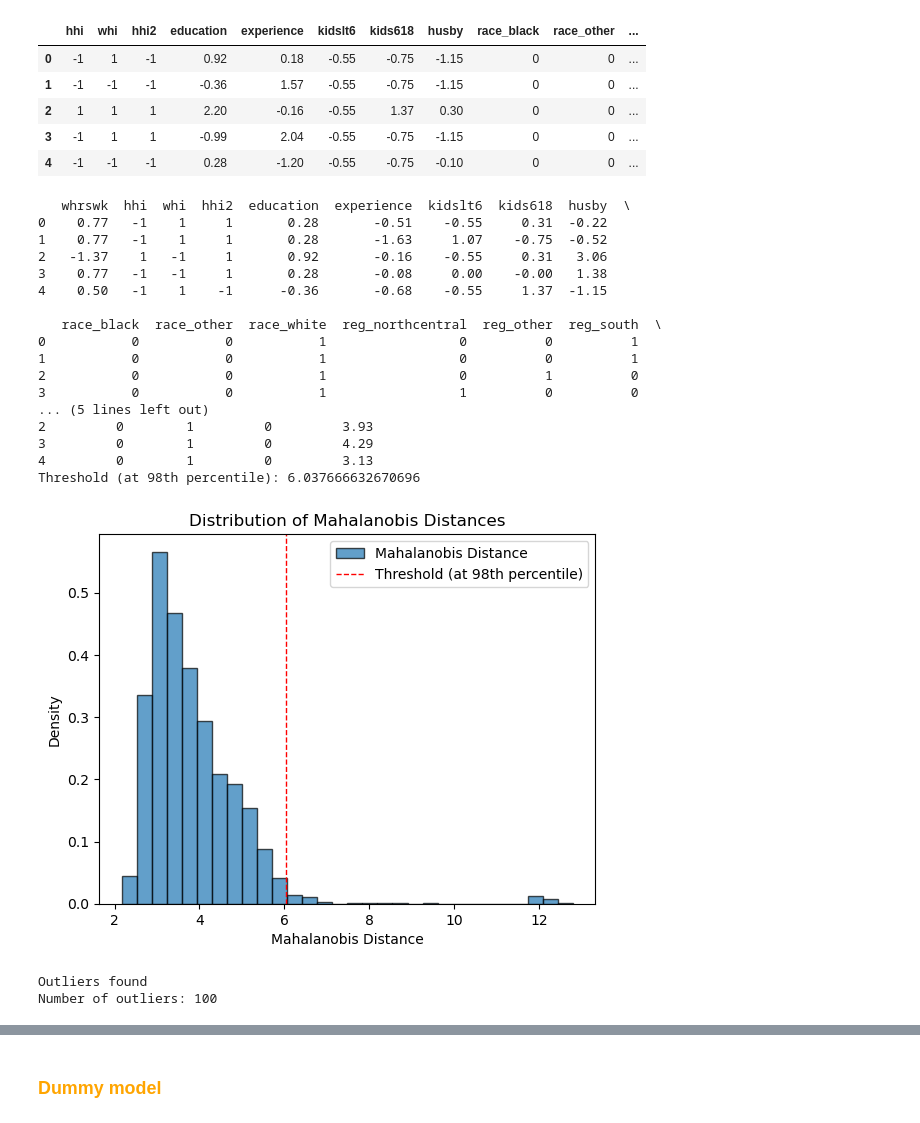
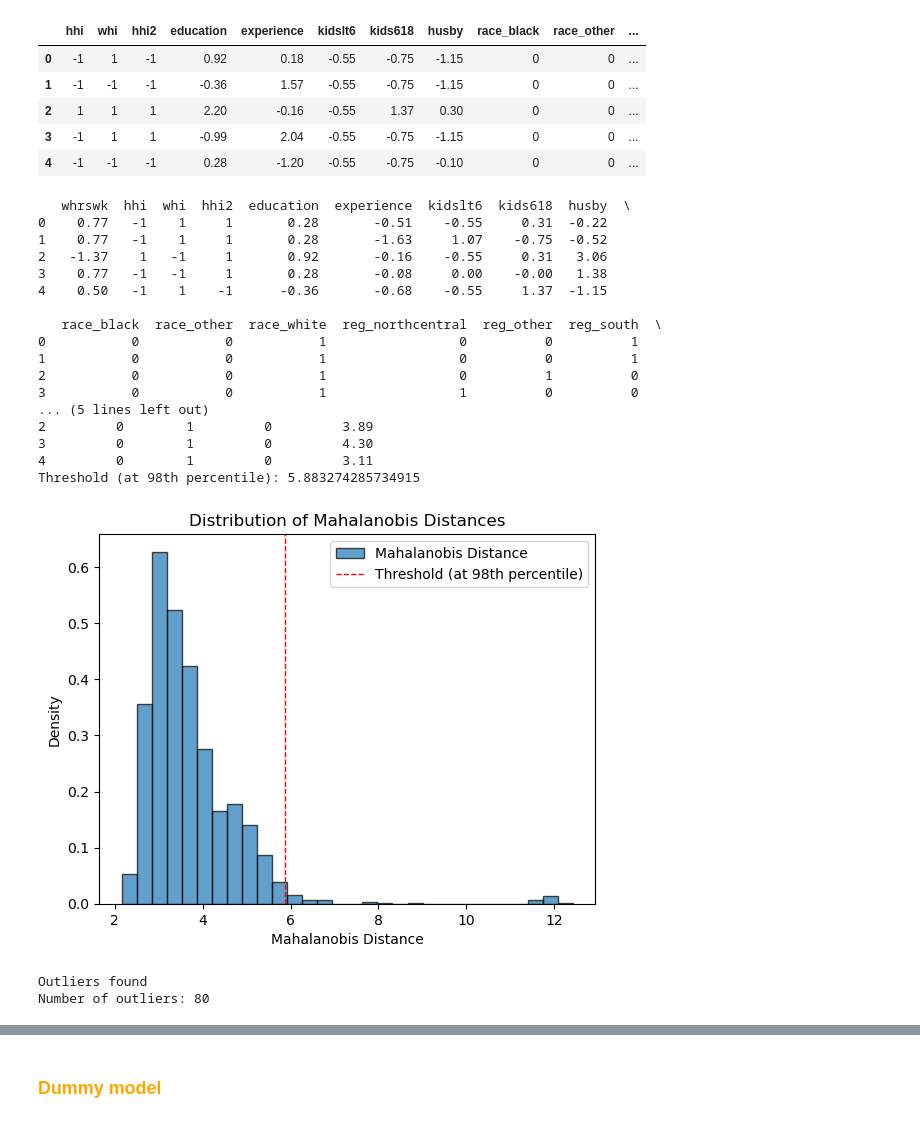
Before and after one commit to Yan-Tavares/ML_Projects, a Jupyter notebook: Final Project/Yan_code.ipynb, the cells around one changed output, grey strips where cells are left out. Saved outputs shown, nothing was run; the diff lists cells and outputs as text; code cells hidden in the pictures.

```diff
--- a/Final Project/Yan_code.ipynb
+++ b/Final Project/Yan_code.ipynb
@@ -164,10 +166,18 @@ df_autograder_scaled.head()
 | 3 | -1 | 1 | 1 | -0.99 | 2.04 | -0.55 | -0.75 | -1.15 | 0 | 0 | ... |
 | 4 | -1 | -1 | -1 | 0.28 | -1.20 | -0.55 | -0.75 | -0.10 | 0 | 0 | ... |
 # %%
+
+fraction = 0.2  # 20% of the rows
+df_unseen = df_scaled.sample(frac = fraction, random_state=42)
+
+# Get the remaining 80% of the rows
+df_seen = df_scaled.drop(df_unseen.index)
+
+
 if filter_outliers:
 
-    df_filtered = df_scaled.copy()
-    df_numeric = df_scaled.select_dtypes(include=[np.number]) # Select only numerical columns
+    df_filtered = df_seen.copy()
+    df_numeric = df_filtered.select_dtypes(include=[np.number]) # Select only numerical columns
 
     # Calculate the mean vector and covariance matrix
     mean_vector = df_numeric.mean(axis=0)
@@ -225,38 +235,38 @@ if filter_outliers:
     # Identify outliers
     outliers = df_filtered[df_filtered['mahalanobis'] > threshold]
 
     if not outliers.empty:
         print("Outliers found")
         print(f"Number of outliers: {len(outliers)}")
     else:
         print("No outliers found")
 
     # Filter out the rows that contain outliers
     df_filtered = df_filtered[df_filtered['mahalanobis'] <= threshold]
 
     # Drop the 'mahalanobis' column as it's no longer needed
     df_filtered.drop(columns=['mahalanobis'], inplace=True)
 
 else:
-    df_filtered = df_scaled
+    df_filtered = df_seen
 # %% [output]
    whrswk  hhi  whi  hhi2  education  experience  kidslt6  kids618  husby  \
 0    0.77   -1    1     1       0.28       -0.51    -0.55     0.31  -0.22
 1    0.77   -1    1     1       0.28       -1.63     1.07    -0.75  -0.52
 2   -1.37    1   -1     1       0.92       -0.16    -0.55     0.31   3.06
 3    0.77   -1   -1     1       0.28       -0.08     0.00    -0.00   1.38
 4    0.50   -1    1    -1      -0.36       -0.68    -0.55     1.37  -1.15
 
    race_black  race_other  race_white  reg_northcentral  reg_other  reg_south  \
 0           0           0           1                 0          0          1
 1           0           0           1                 0          0          1
 2           0           0           1                 0          1          0
 3           0           0           1                 1          0          0
 ... (5 lines left out)
-2         0        1         0         3.93
-3         0        1         0         4.29
-4         0        1         0         3.13
-Threshold (at 98th percentile): 6.037666632670696
+2         0        1         0         3.89
+3         0        1         0         4.30
+4         0        1         0         3.11
+Threshold (at 98th percentile): 5.883274285734915
-[figure, old version]
+[figure, new version]
 Outliers found
-Number of outliers: 100
+Number of outliers: 80
```
Also changed, not shown: parts of 20 cells of this notebook, 2 other files.
